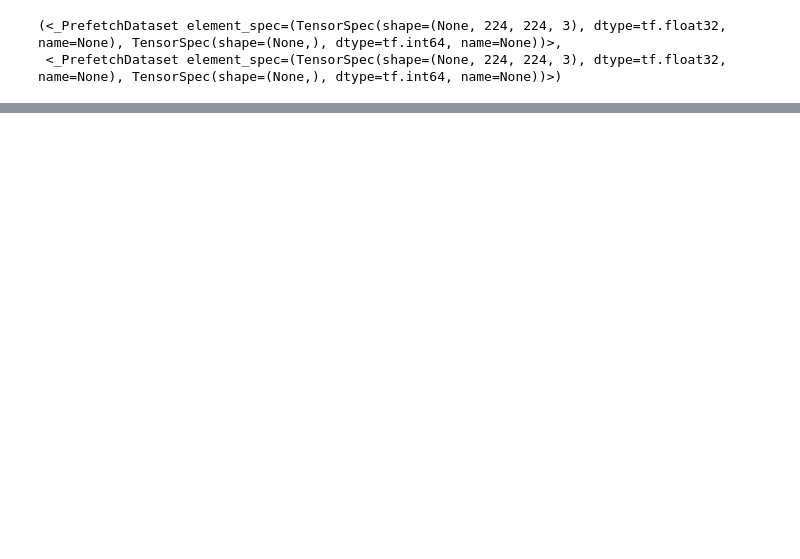
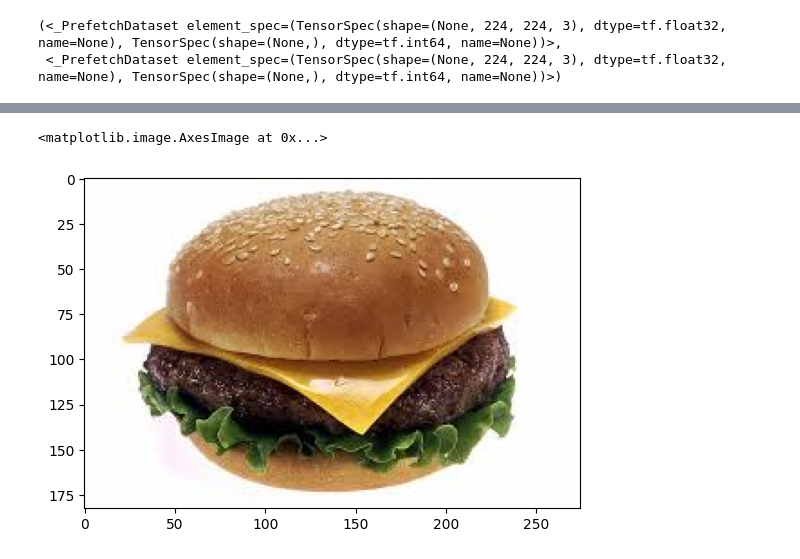
Before and after one commit to ALOK158/Feast_Vision, a Jupyter notebook: FeastAI.ipynb, the cells around one changed output, grey strips where cells are left out. Drawn from its saved outputs; the diff is of its cells as text; code cells hidden in the pictures; blank space fills up the shorter version.

Commit message:
Kaggle Notebook | Feast_AI | Version 2

```diff
--- a/FeastAI.ipynb
+++ b/FeastAI.ipynb
@@ -348,0 +709,12 @@ Detected at node StatefulPartitionedCall defined at (most recent call last):
+# %%
+import matplotlib.pyplot as plt
+from PIL import Image
+
+image_path="/kaggle/input/burger/burger.jpg"
+image=Image.open(image_path)
+
+
+plt.imshow(image)
+# %% [output]
+<matplotlib.image.AxesImage at 0x...>
+[figure, added]
```
Also changed, not shown: parts of 146 cells of this notebook.
